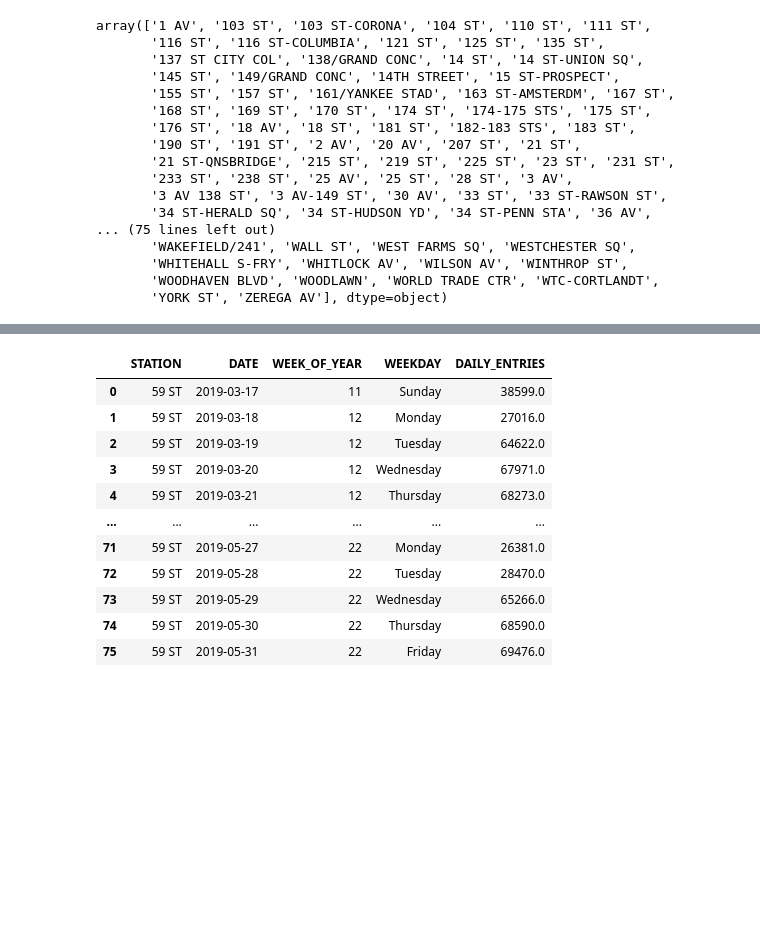
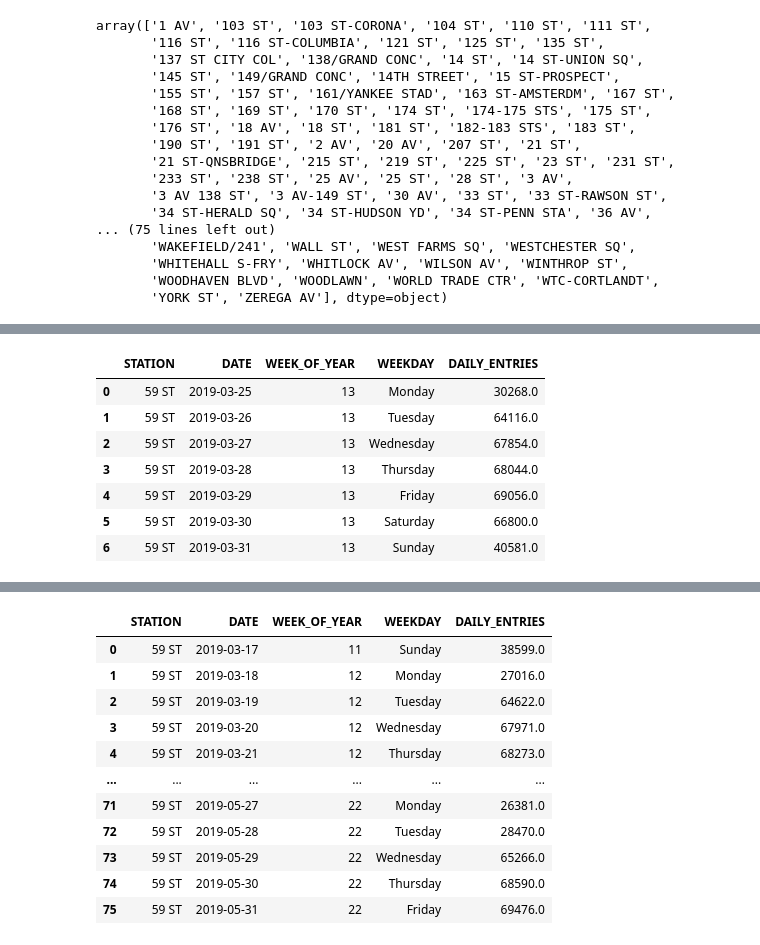
Before and after one commit to JayZZZZZZZ/project-1, a Jupyter notebook: MTA_EDA.ipynb, the cells around one changed output, grey strips where cells are left out. Saved outputs shown, nothing was run; the diff lists cells and outputs as text; code cells hidden in the pictures; blank space fills up the shorter version.

```diff
--- a/MTA_EDA.ipynb
+++ b/MTA_EDA.ipynb
@@ -365,3 +363,47 @@ mta_daily.head(5)
 | 3 | A002 | R051 | 02-00-00 | 59 ST | A002 R051 02-00-00 59 ST | 2019-03-19 | 6983646 | 03/18/2019 | 6982134.0 | ... |
 | 4 | A002 | R051 | 02-00-00 | 59 ST | A002 R051 02-00-00 59 ST | 2019-03-20 | 6985159 | 03/19/2019 | 6983646.0 | ... |
 | 5 | A002 | R051 | 02-00-00 | 59 ST | A002 R051 02-00-00 59 ST | 2019-03-21 | 6986742 | 03/20/2019 | 6985159.0 | ... |
+# %%
+STATION_WEEK12=((mta_daily["STATION"]=="59 ST")&(mta_daily["WEEK_OF_YEAR"]==12))
+week_12=mta_daily[STATION_WEEK12].groupby(['STATION','DATE','WEEK_OF_YEAR','WEEKDAY']).agg({'DAILY_ENTRIES':'sum'}).reset_index()
+
+STATION_WEEK13=((mta_daily["STATION"]=="59 ST")&(mta_daily["WEEK_OF_YEAR"]==13))
+week_13=mta_daily[STATION_WEEK13].groupby(['STATION','DATE','WEEK_OF_YEAR','WEEKDAY']).agg({'DAILY_ENTRIES':'sum'}).reset_index()
+
+STATION_WEEK14=((mta_daily["STATION"]=="59 ST")&(mta_daily["WEEK_OF_YEAR"]==14))
+week_14=mta_daily[STATION_WEEK14].groupby(['STATION','DATE','WEEK_OF_YEAR','WEEKDAY']).agg({'DAILY_ENTRIES':'sum'}).reset_index()
+
+STATION_WEEK15=((mta_daily["STATION"]=="59 ST")&(mta_daily["WEEK_OF_YEAR"]==15))
+week_15=mta_daily[STATION_WEEK15].groupby(['STATION','DATE','WEEK_OF_YEAR','WEEKDAY']).agg({'DAILY_ENTRIES':'sum'}).reset_index()
+
+STATION_WEEK16=((mta_daily["STATION"]=="59 ST")&(mta_daily["WEEK_OF_YEAR"]==16))
+week_16=mta_daily[STATION_WEEK16].groupby(['STATION','DATE','WEEK_OF_YEAR','WEEKDAY']).agg({'DAILY_ENTRIES':'sum'}).reset_index()
+
+STATION_WEEK17=((mta_daily["STATION"]=="59 ST")&(mta_daily["WEEK_OF_YEAR"]==17))
+week_17=mta_daily[STATION_WEEK17].groupby(['STATION','DATE','WEEK_OF_YEAR','WEEKDAY']).agg({'DAILY_ENTRIES':'sum'}).reset_index()
+
+STATION_WEEK18=((mta_daily["STATION"]=="59 ST")&(mta_daily["WEEK_OF_YEAR"]==18))
+week_18=mta_daily[STATION_WEEK18].groupby(['STATION','DATE','WEEK_OF_YEAR','WEEKDAY']).agg({'DAILY_ENTRIES':'sum'}).reset_index()
+
+STATION_WEEK19=((mta_daily["STATION"]=="59 ST")&(mta_daily["WEEK_OF_YEAR"]==19))
+week_19=mta_daily[STATION_WEEK19].groupby(['STATION','DATE','WEEK_OF_YEAR','WEEKDAY']).agg({'DAILY_ENTRIES':'sum'}).reset_index()
+
+STATION_WEEK20=((mta_daily["STATION"]=="59 ST")&(mta_daily["WEEK_OF_YEAR"]==20))
+week_20=mta_daily[STATION_WEEK20].groupby(['STATION','DATE','WEEK_OF_YEAR','WEEKDAY']).agg({'DAILY_ENTRIES':'sum'}).reset_index()
+
+STATION_WEEK21=((mta_daily["STATION"]=="59 ST")&(mta_daily["WEEK_OF_YEAR"]==21))
+week_21=mta_daily[STATION_WEEK21].groupby(['STATION','DATE','WEEK_OF_YEAR','WEEKDAY']).agg({'DAILY_ENTRIES':'sum'}).reset_index()
+
+STATION_WEEK22=((mta_daily["STATION"]=="59 ST")&(mta_daily["WEEK_OF_YEAR"]==22))
+week_22=mta_daily[STATION_WEEK13].groupby(['STATION','DATE','WEEK_OF_YEAR','WEEKDAY']).agg({'DAILY_ENTRIES':'sum'}).reset_index()
+# %%
+week_13
+# %% [output]
+|  | STATION | DATE | WEEK_OF_YEAR | WEEKDAY | DAILY_ENTRIES |
+| 0 | 59 ST | 2019-03-25 | 13 | Monday | 30268.0 |
+| 1 | 59 ST | 2019-03-26 | 13 | Tuesday | 64116.0 |
+| 2 | 59 ST | 2019-03-27 | 13 | Wednesday | 67854.0 |
+| 3 | 59 ST | 2019-03-28 | 13 | Thursday | 68044.0 |
+| 4 | 59 ST | 2019-03-29 | 13 | Friday | 69056.0 |
+| 5 | 59 ST | 2019-03-30 | 13 | Saturday | 66800.0 |
+| 6 | 59 ST | 2019-03-31 | 13 | Sunday | 40581.0 |
```
Also changed, not shown: parts of 13 cells of this notebook, 1 other file.
